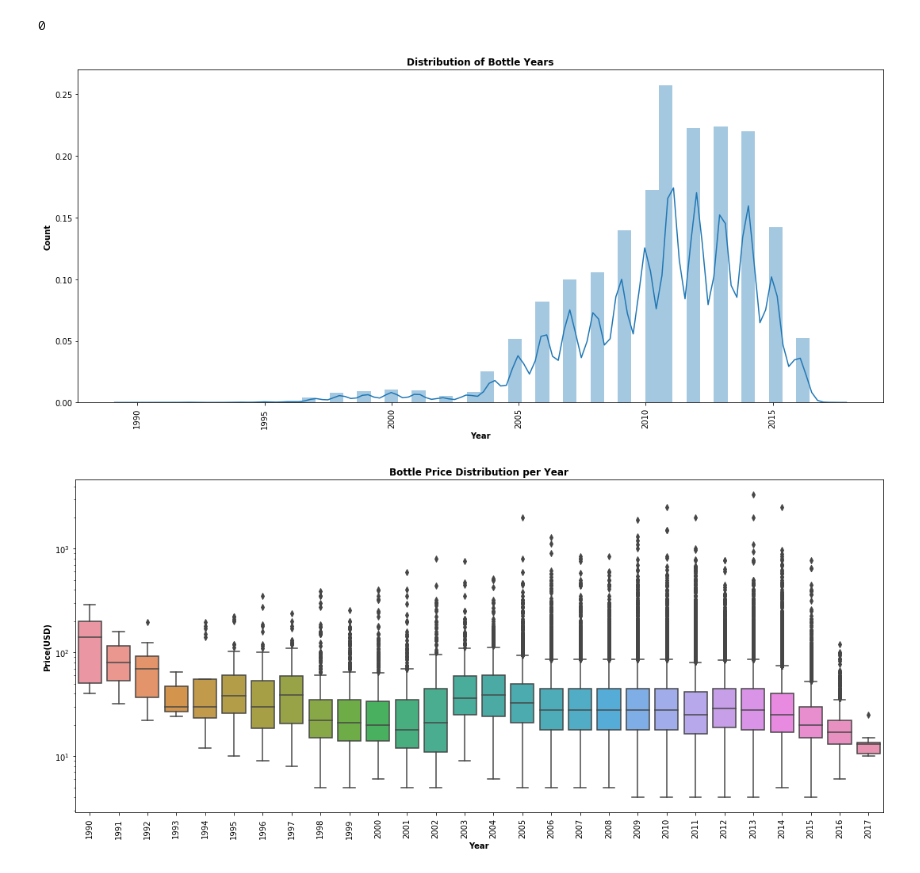
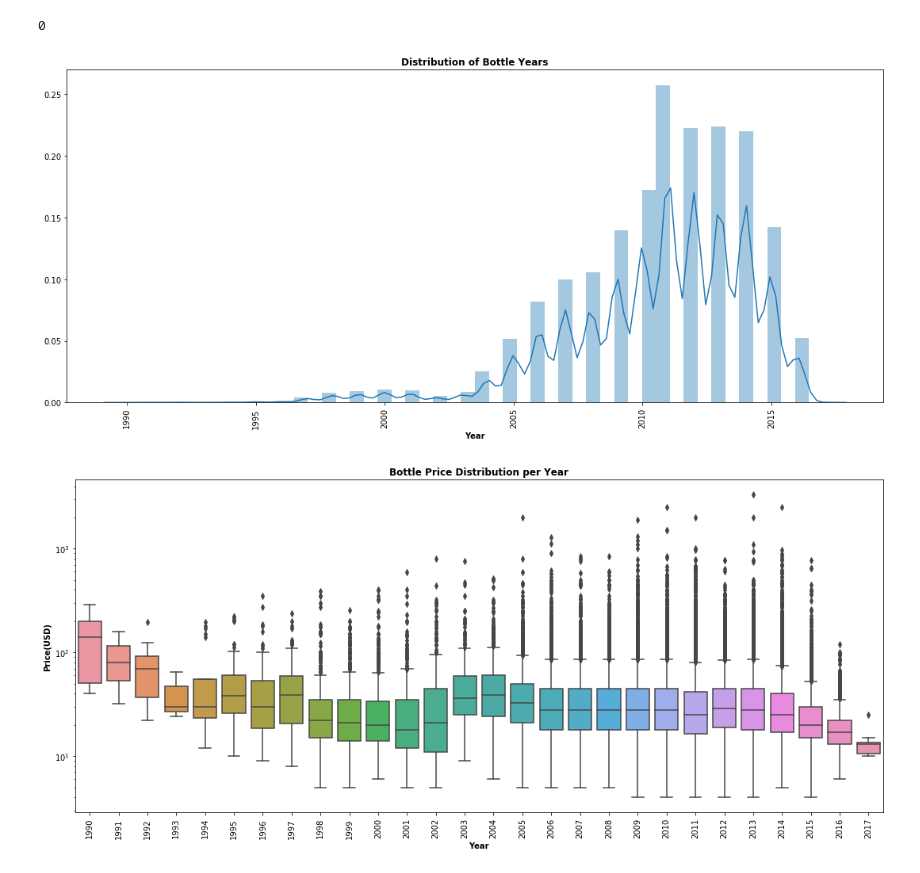
Before and after one commit to andrewab981/Thinkful, a Jupyter notebook: Supervised Learning Capstone/Supervised Learning Capstone.ipynb, the cells around one changed output. Drawn from its saved outputs; the diff is of its cells as text; code cells hidden in the pictures.

```diff
--- a/Supervised Learning Capstone/Supervised Learning Capstone.ipynb
+++ b/Supervised Learning Capstone/Supervised Learning Capstone.ipynb
@@ -761,18 +763,17 @@ df['year'] = df['year'].astype(int)
 # %%
 # Plot distribution of bottle years
 plt.figure(figsize=(15, 7))
 
 graph = sns.distplot(df['year'])
 
-plt.ylabel('Count', fontweight='bold')
 plt.xlabel('Year', fontweight='bold')
 plt.title('Distribution of Bottle Years', fontweight='bold')
 
 plt.xticks(rotation=90)
 plt.tight_layout()
 plt.show()
 # %% [output]
-[figure, old version]
+[figure, new version]
 # %%
 # Plot years vs price
 plt.figure(figsize=(15, 7))
```
Also changed, not shown: parts of 42 cells of this notebook.
